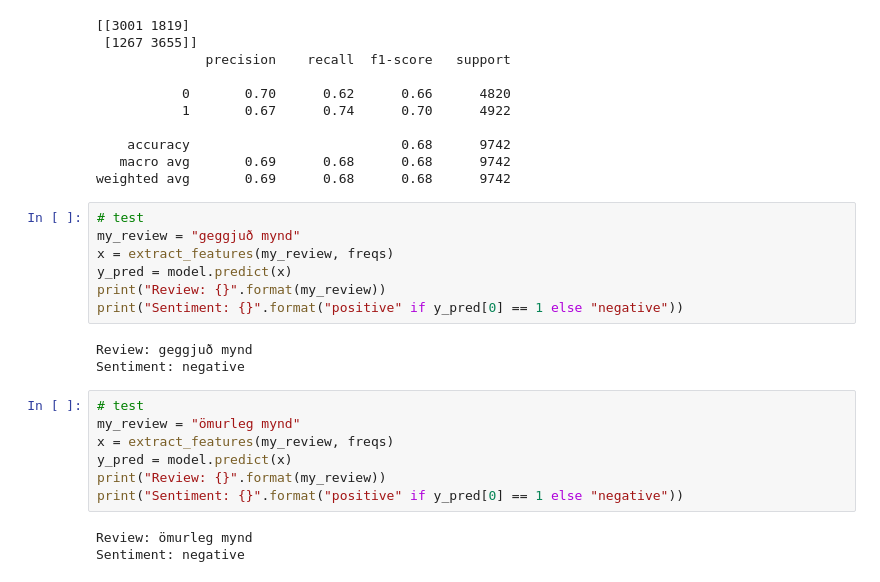
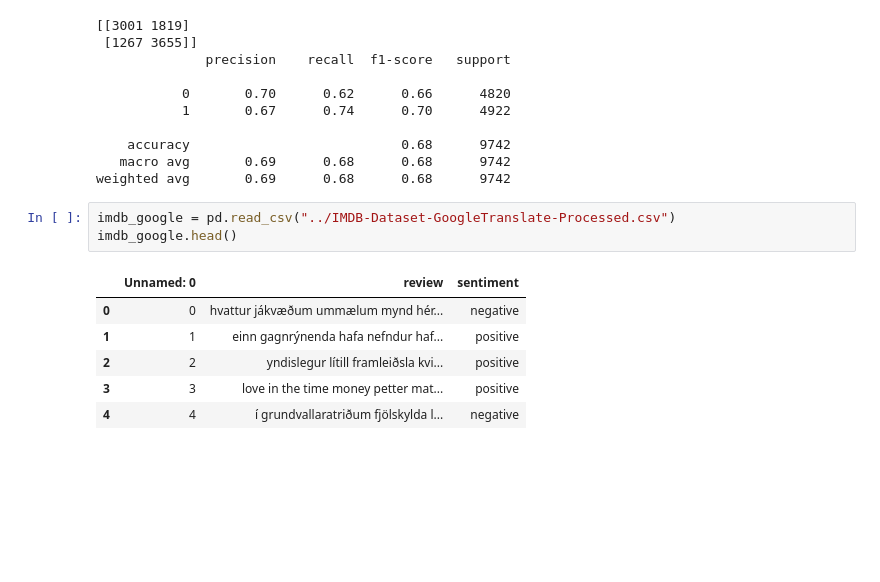
Before and after one commit to cadia-lvl/sentiment-analysis, a Jupyter notebook: src/logistic-regression.ipynb, the cells around one changed output. Saved outputs shown, nothing was run; the diff lists cells and outputs as text; blank space fills up the shorter version.

```diff
--- a/src/logistic-regression.ipynb
+++ b/src/logistic-regression.ipynb
@@ -266,23 +269,13 @@ print(classification_report(y_test, y_pred))
     accuracy                           0.68      9742
    macro avg       0.69      0.68      0.68      9742
 weighted avg       0.69      0.68      0.68      9742
-# %%
-# test
-my_review = "geggjuð mynd"
-x = extract_features(my_review, freqs)
-y_pred = model.predict(x)
-print("Review: {}".format(my_review))
-print("Sentiment: {}".format("positive" if y_pred[0] == 1 else "negative"))
-# %% [output]
-Review: geggjuð mynd
-Sentiment: negative
-# %%
-# test
-my_review = "ömurleg mynd"
-x = extract_features(my_review, freqs)
-y_pred = model.predict(x)
-print("Review: {}".format(my_review))
-print("Sentiment: {}".format("positive" if y_pred[0] == 1 else "negative"))
-# %% [output]
-Review: ömurleg mynd
-Sentiment: negative
+# %%
+imdb_google = pd.read_csv("../IMDB-Dataset-GoogleTranslate-Processed.csv")
+imdb_google.head()
+# %% [output]
+|  | Unnamed: 0 | review | sentiment |
+| 0 | 0 | hvattur jákvæðum ummælum mynd hér... | negative |
+| 1 | 1 | einn gagnrýnenda hafa nefndur haf... | positive |
+| 2 | 2 | yndislegur lítill framleiðsla kvi... | positive |
+| 3 | 3 | love in the time money petter mat... | positive |
+| 4 | 4 | í grundvallaratriðum fjölskylda l... | negative |
```
Also changed, not shown: parts of 27 cells of this notebook.
